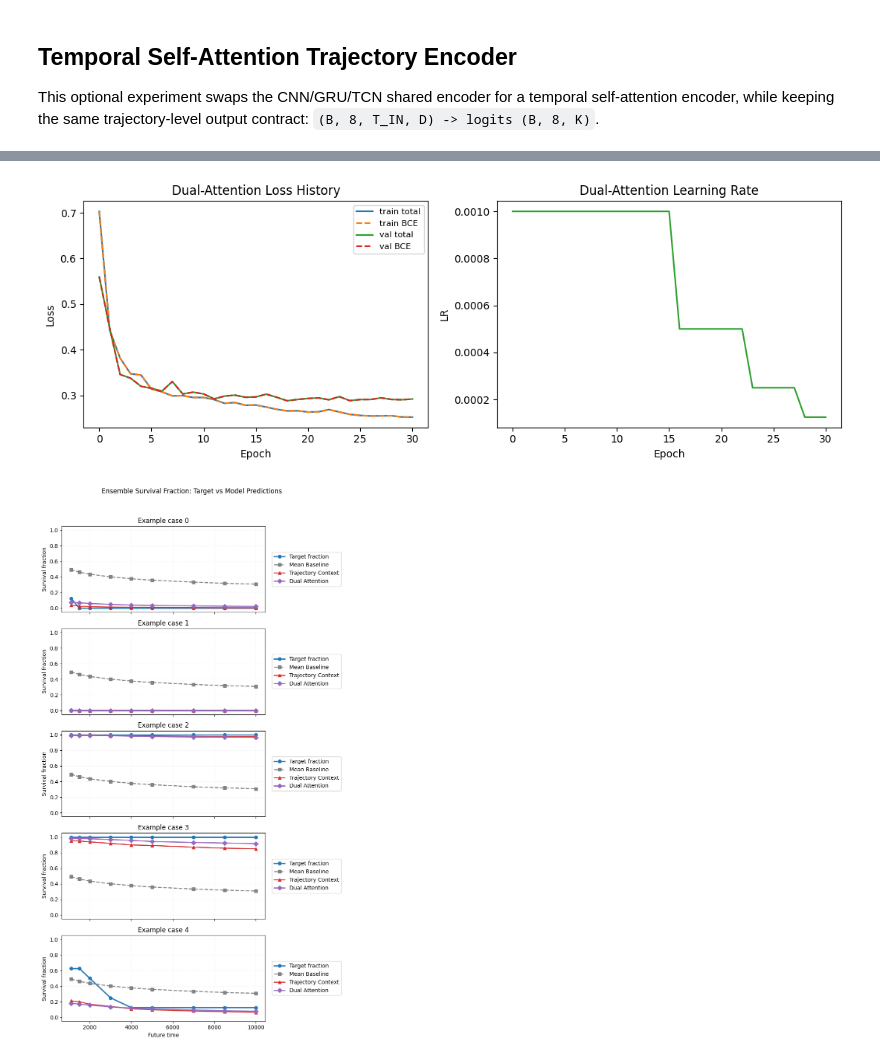
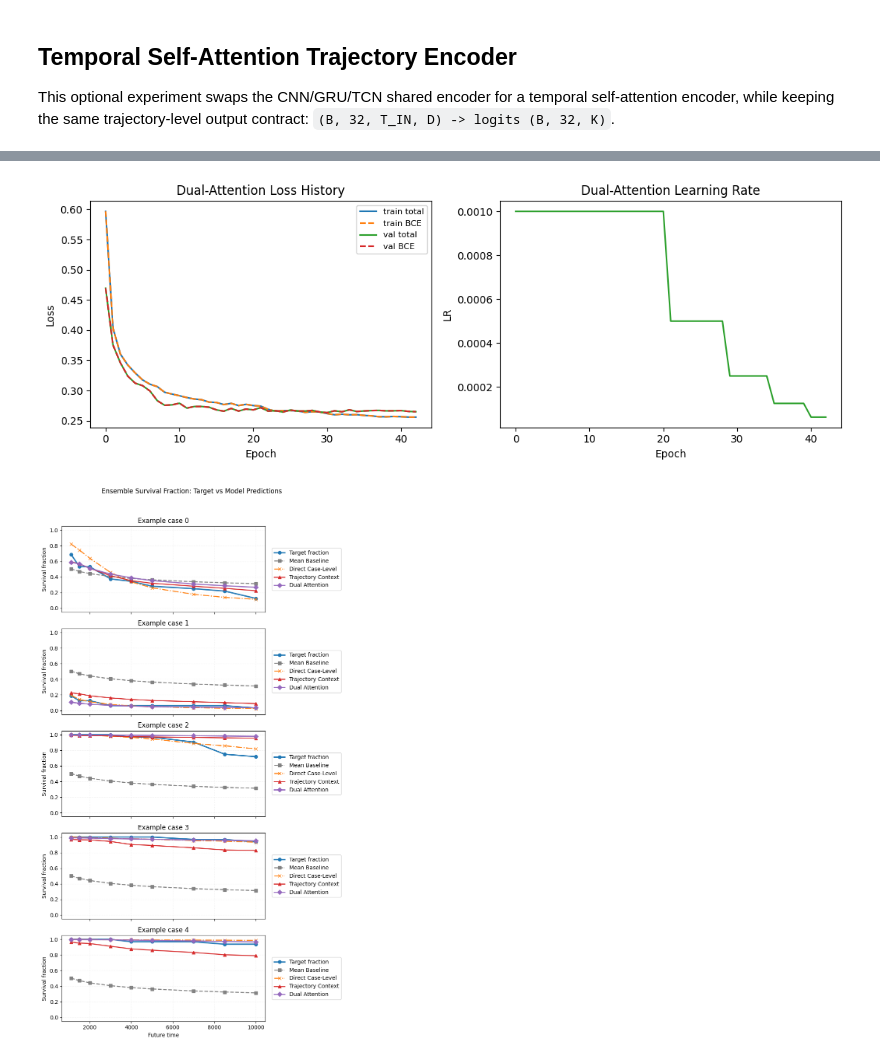
Before and after one commit to Simonwan03/stellar_dynamics_project, a Jupyter notebook: task_c.ipynb, the cells around one changed output, grey strips where cells are left out. Saved outputs shown, nothing was run; the diff lists cells and outputs as text; code cells hidden in the pictures.

```diff
--- a/task_c.ipynb
+++ b/task_c.ipynb
@@ -421,14 +446,14 @@ y_train, y_val, y_test = y_traj_case[train_idx], y_traj_case[val_idx], y_traj_ca
 q_train, q_val, q_test = q_case[train_idx], q_case[val_idx], q_case[test_idx]
 n_train, n_val, n_test = n_case[train_idx], n_case[val_idx], n_case[test_idx]
 
-# Normalize trajectory-level inputs using only the training split. Shape is [B, 8, T_in, D].
+# Normalize trajectory-level inputs using only the training split. Shape is [B, GROUP_SIZE, T_in, D].
 set_mu = X_set_train.mean(axis=(0, 1, 2), keepdims=True)
 set_sd = X_set_train.std(axis=(0, 1, 2), keepdims=True) + 1e-6
 X_set_train = (X_set_train - set_mu) / set_sd
 X_set_val = (X_set_val - set_mu) / set_sd
 X_set_test = (X_set_test - set_mu) / set_sd
 
-# Optional legacy ensemble-level flat inputs, normalized independently from the trajectory-level path.
+# Optional direct case-level flat inputs, normalized independently from the trajectory-level path.
 X_train, X_val, X_test = X_case[train_idx], X_case[val_idx], X_case[test_idx]
 mu = X_train.mean(axis=(0, 1), keepdims=True)
 sd = X_train.std(axis=(0, 1), keepdims=True) + 1e-6
@@ -440,7 +465,7 @@ print("Trajectory-level splits:")
 print("  Train X/Y/Q/N:", X_set_train.shape, y_train.shape, q_train.shape, n_train.shape)
 print("  Val   X/Y/Q/N:", X_set_val.shape, y_val.shape, q_val.shape, n_val.shape)
 print("  Test  X/Y/Q/N:", X_set_test.shape, y_test.shape, q_test.shape, n_test.shape)
-print("Legacy flat case splits:")
+print("Direct case-level splits:")
 print("  Train X/Q:", X_train.shape, q_train.shape)
 print("  Val   X/Q:", X_val.shape, q_val.shape)
 print("  Test  X/Q:", X_test.shape, q_test.shape)
@@ -463,10 +488,10 @@ class SurvivalDataset(Dataset):
 
 # CHANGED: trajectory-level dataloader returns X, Y, Q, and N.
 class TrajectorySurvivalDataset(Dataset):
-    """Trajectory-level dataset: X=[B,8,T,D], Y=[B,8,K], Q/N=[B,K]."""
+    """Trajectory-level dataset: X=[B,GROUP_SIZE,T,D], Y=[B,GROUP_SIZE,K], Q/N=[B,K]."""
     def __init__(self, X: np.ndarray, y: np.ndarray, q: np.ndarray | None = None, n: np.ndarray | None = None):
         if y.ndim != 3:
-            raise ValueError(f"Expected Y shape [B,8,K], got {y.shape}")
+            raise ValueError(f"Expected Y shape [B,GROUP_SIZE,K], got {y.shape}")
         self.X = torch.tensor(X, dtype=torch.float32)
         self.y = torch.tensor(y, dtype=torch.float32)
         q = y.mean(axis=1).astype(np.float32) if q is None else q.astype(np.float32)
@@ -1416,12 +1491,13 @@ Example trajectory embedding shape: (1, 8, 128)
 ## Temporal Self-Attention Trajectory Encoder
 
 This optional experiment swaps the CNN/GRU/TCN shared encoder for a temporal self-attention encoder, while keeping the same trajectory-level output contract:
-`(B, 8, T_IN, D) -> logits (B, 8, K)`.
+`(B, 32, T_IN, D) -> logits (B, 32, K)`.
 # %%
-DUAL_HIDDEN_DIM = 128
+DUAL_BATCH_SIZE = 32
+DUAL_HIDDEN_DIM = 64
 DUAL_NUM_HEADS_TEMPORAL = 4
-DUAL_NUM_TEMPORAL_LAYERS = 2
-DUAL_DROPOUT = 0.20
+DUAL_NUM_TEMPORAL_LAYERS = 1
+DUAL_DROPOUT = 0.15
 DUAL_EPOCHS = 3 if LOCAL_SMOKE_TEST else 80
 
 
@@ -1462,7 +1538,7 @@ class TemporalSelfAttentionTrajectoryEncoder(nn.Module):
             dropout=dropout,
             activation="gelu",
             batch_first=True,
-            norm_first=True,
+            norm_first=False,
         )
         self.encoder = nn.TransformerEncoder(encoder_layer, num_layers=num_layers)
         self.out_norm = nn.LayerNorm(hidden_dim)
@@ -1516,6 +1592,24 @@ class DualAttentionTrajectorySurvivalModel(nn.Module):
         h_cat = torch.cat([h_traj, h_ens], dim=-1)
         return self.head(h_cat)
 # %%
+dual_train_loader = DataLoader(
+    TrajectorySurvivalDataset(X_set_train, y_train, q_train, n_train),
+    batch_size=DUAL_BATCH_SIZE,
+    shuffle=True,
+)
+dual_val_loader = DataLoader(
+    TrajectorySurvivalDataset(X_set_val, y_val, q_val, n_val),
+    batch_size=DUAL_BATCH_SIZE,
+    shuffle=False,
+)
+dual_test_loader = DataLoader(
+    TrajectorySurvivalDataset(X_set_test, y_test, q_test, n_test),
+    batch_size=DUAL_BATCH_SIZE,
+    shuffle=False,
+)
+
+print("Dual-attention batch size:", DUAL_BATCH_SIZE)
+
 dual_model = DualAttentionTrajectorySurvivalModel(
     input_dim=NUM_FEATURES,
     hidden_dim=DUAL_HIDDEN_DIM,
@@ -1527,8 +1621,8 @@ dual_model = DualAttentionTrajectorySurvivalModel(
 
 dual_model, dual_history, dual_fit_info = train_trajectory_model(
     dual_model,
-    train_loader=traj_train_loader,
-    val_loader=traj_val_loader,
+    train_loader=dual_train_loader,
+    val_loader=dual_val_loader,
     criterion=trajectory_criterion,
     epochs=DUAL_EPOCHS,
     lr=LR,
@@ -1540,8 +1634,8 @@ dual_model, dual_history, dual_fit_info = train_trajectory_model(
     early_stopping_min_delta=EARLY_STOPPING_MIN_DELTA,
 )
 
-dual_val_metrics = evaluate_trajectory_model(dual_model, traj_val_loader, trajectory_criterion)
-dual_test_metrics = evaluate_trajectory_model(dual_model, traj_test_loader, trajectory_criterion)
+dual_val_metrics = evaluate_trajectory_model(dual_model, dual_val_loader, trajectory_criterion)
+dual_test_metrics = evaluate_trajectory_model(dual_model, dual_test_loader, trajectory_criterion)
 
 print("Dual-attention trajectory fit info:", dual_fit_info)
 print()
@@ -1582,8 +1676,8 @@ model_styles = [
     ("Trajectory Context", traj_test_metrics["preds"], "tab:red", "^", "-", 1.8),
     ("Dual Attention", dual_test_metrics["preds"], "tab:purple", "D", "-", 2.0),
 ]
-if test_metrics is not None:
-    model_styles.insert(2, ("Legacy Flat", test_metrics["preds"], "tab:orange", "x", "-.", 1.8))
+if direct_test_metrics is not None:
+    model_styles.insert(2, ("Direct Case-Level", direct_test_metrics["preds"], "tab:orange", "x", "-.", 1.8))
 
 for ax, idx in zip(example_axes, example_ids):
     for label, values, color, marker, linestyle, linewidth in model_styles:
@@ -1629,5 +1723,5 @@ Improvement over trajectory-context model on TEST ensemble_fraction_mae: 0.01124
-[figure, old version]
+[figure, new version]
-[figure, old version]
+[figure, new version]
 # %%
 # Comprehensive diagnostics after all candidate models have been evaluated.
 comparison_metrics = {
```
Also changed, not shown: parts of 14 cells of this notebook, 4 other files.
